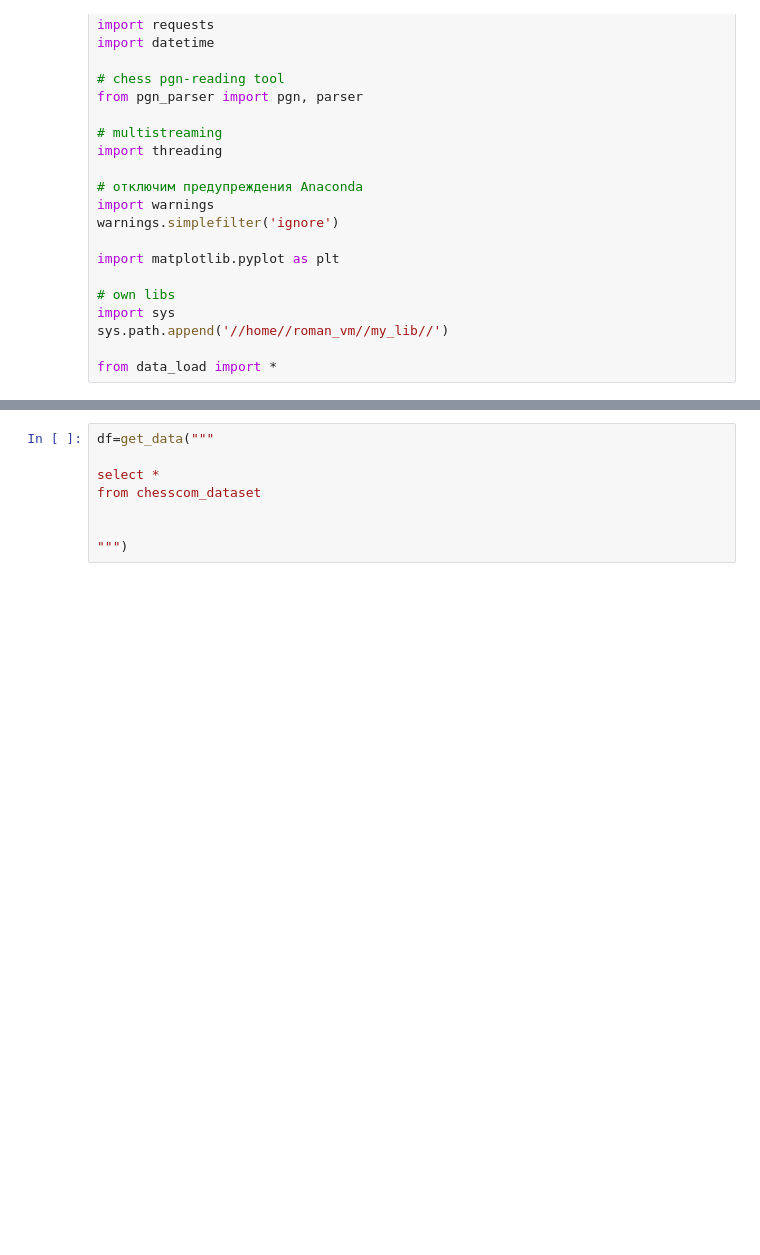
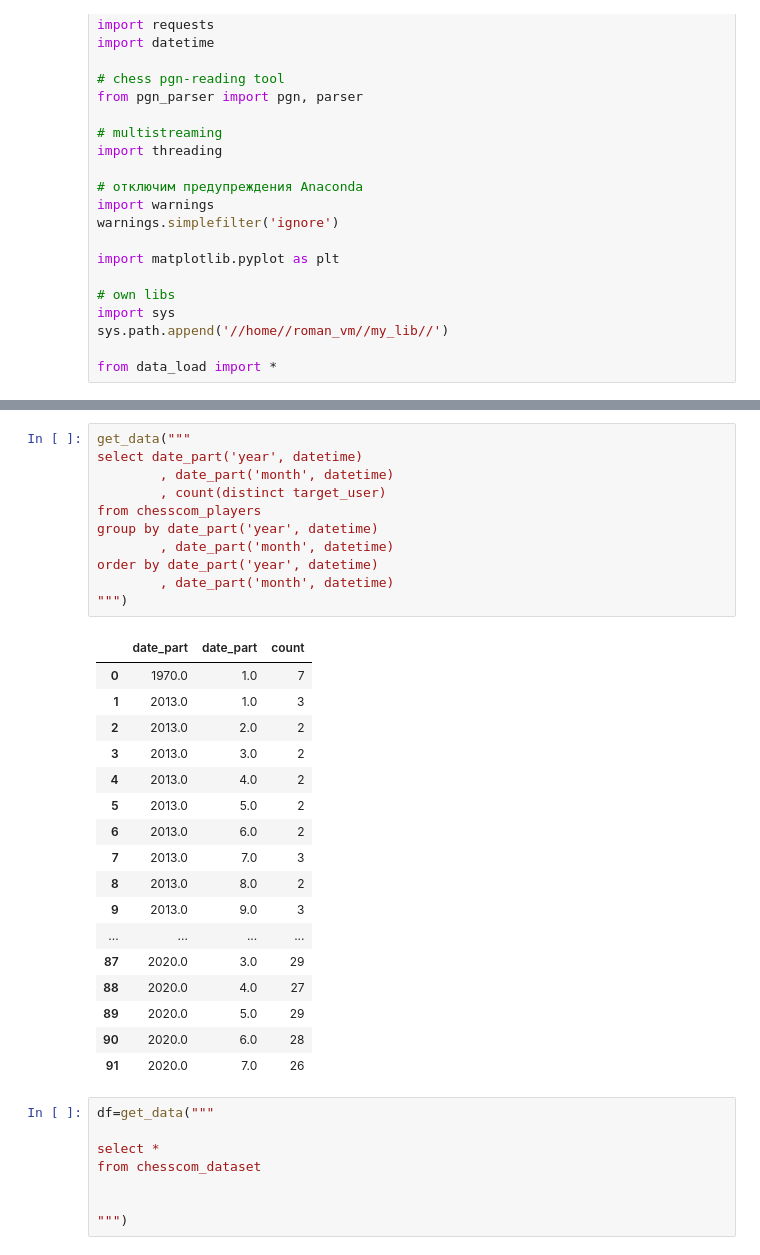
Before and after one commit to rosolimo212/chesscom, a Jupyter notebook: Start_learning.ipynb, the cells around one changed output, grey strips where cells are left out. Cells and saved outputs as stored; diff of their text form; blank space fills up the shorter version.

```diff
--- a/Start_learning.ipynb
+++ b/Start_learning.ipynb
@@ -34,3 +52,32 @@ from data_load import *
+# %%
+get_data("""
+select date_part('year', datetime)
+        , date_part('month', datetime)
+        , count(distinct target_user)
+from chesscom_players
+group by date_part('year', datetime)
+        , date_part('month', datetime)
+order by date_part('year', datetime)
+        , date_part('month', datetime)
+""")
+# %% [output]
+|  | date_part | date_part | count |
+| 0 | 1970.0 | 1.0 | 7 |
+| 1 | 2013.0 | 1.0 | 3 |
+| 2 | 2013.0 | 2.0 | 2 |
+| 3 | 2013.0 | 3.0 | 2 |
+| 4 | 2013.0 | 4.0 | 2 |
+| 5 | 2013.0 | 5.0 | 2 |
+| 6 | 2013.0 | 6.0 | 2 |
+| 7 | 2013.0 | 7.0 | 3 |
+| 8 | 2013.0 | 8.0 | 2 |
+| 9 | 2013.0 | 9.0 | 3 |
+| ... | ... | ... | ... |
+| 87 | 2020.0 | 3.0 | 29 |
+| 88 | 2020.0 | 4.0 | 27 |
+| 89 | 2020.0 | 5.0 | 29 |
+| 90 | 2020.0 | 6.0 | 28 |
+| 91 | 2020.0 | 7.0 | 26 |
 # %%
 df=get_data("""
 
```
Also changed, not shown: parts of 6 cells of this notebook, 1 other file.
